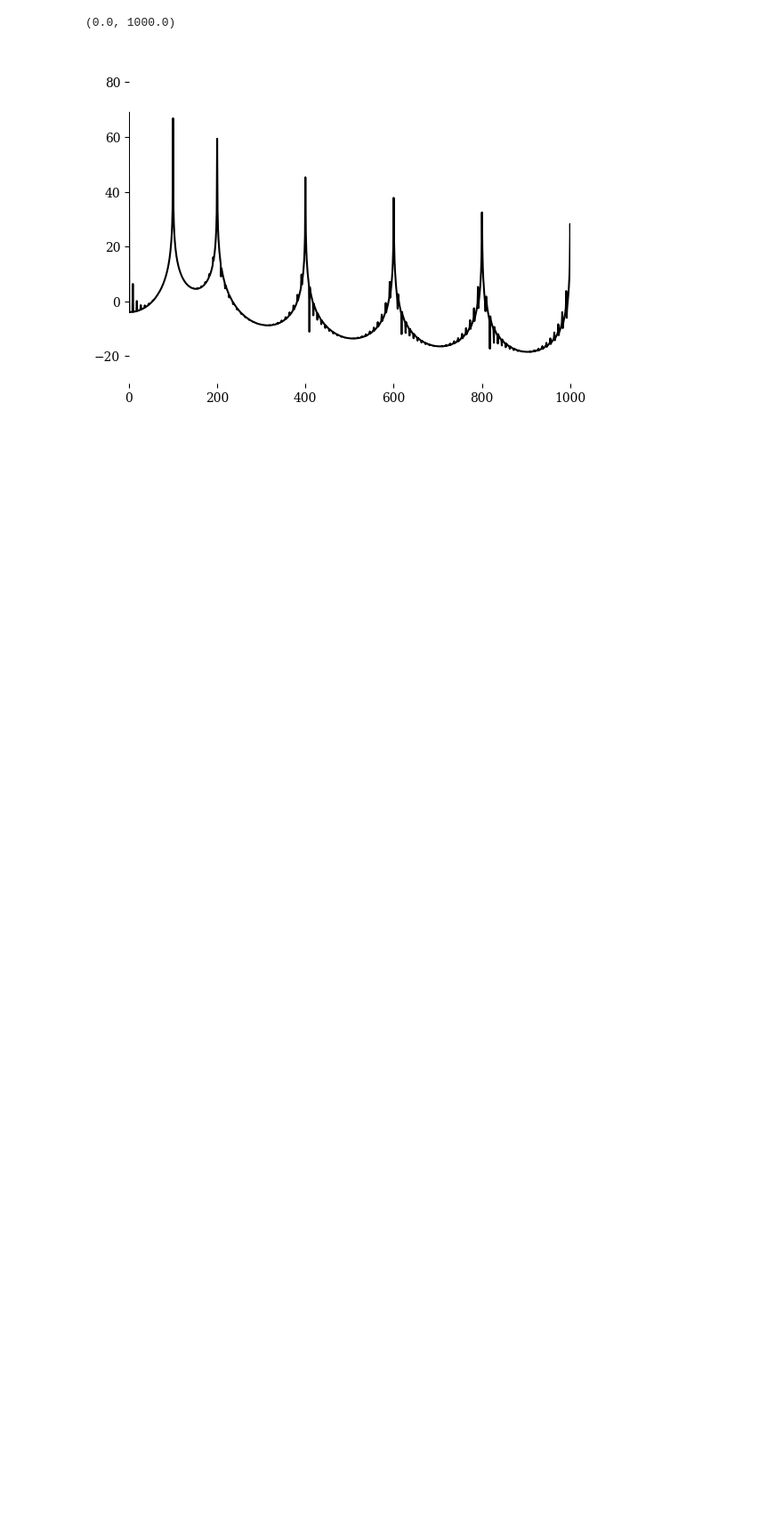
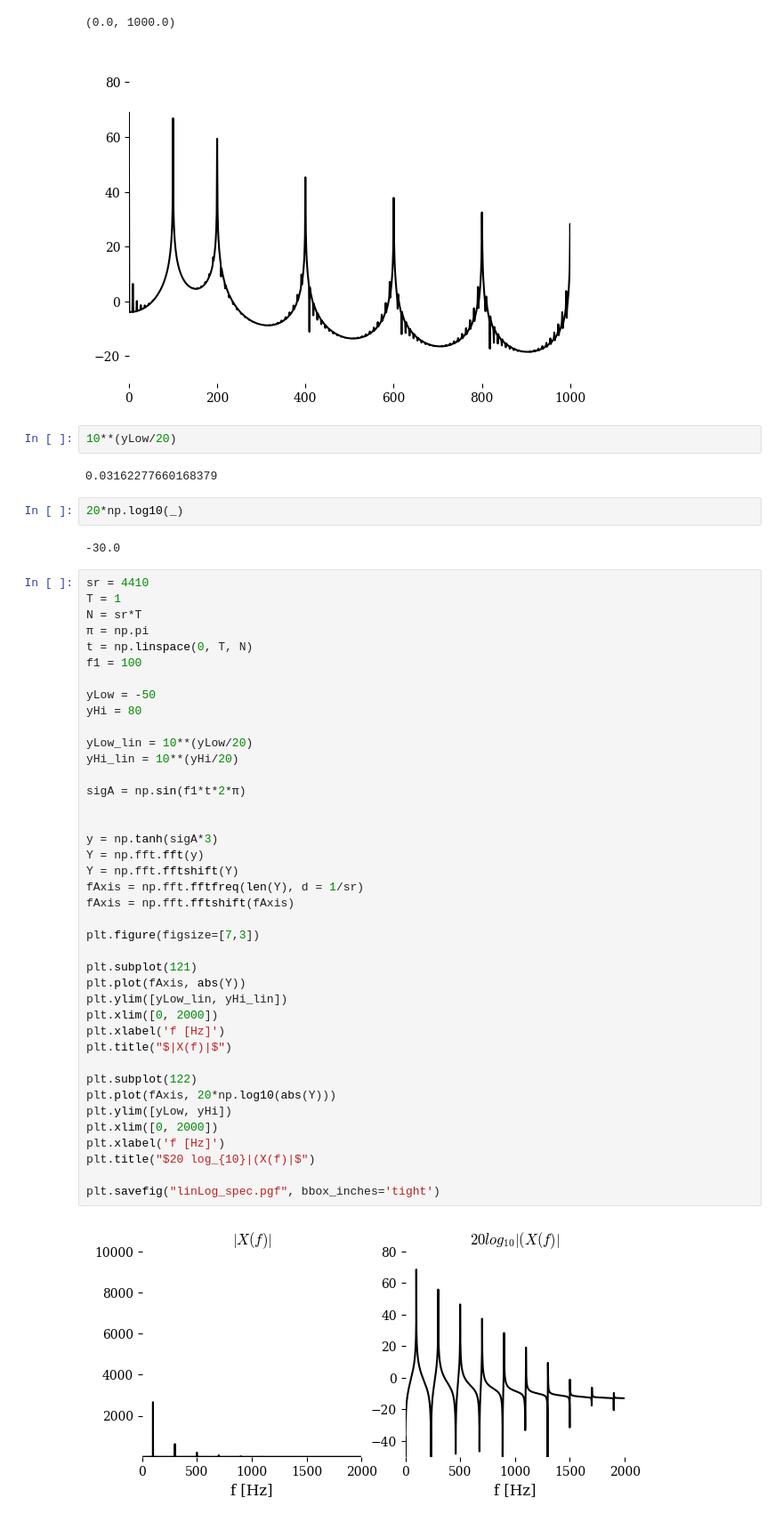
Before and after one commit to hrtlacek/matheFuerTonmeisterinnen, a Jupyter notebook: python/rechenOperationen_plot.ipynb, the cells around one changed output. Shown at 89% size. Saved outputs shown, nothing was run; the diff lists cells and outputs as text; blank space fills up the shorter version.

```diff
--- a/python/rechenOperationen_plot.ipynb
+++ b/python/rechenOperationen_plot.ipynb
@@ -184,3 +205,53 @@ plt.xlim([0, 1000])
 # %% [output]
 (0.0, 1000.0)
 [figure]
+# %%
+10**(yLow/20)
+# %% [output]
+0.03162277660168379
+# %%
+20*np.log10(_)
+# %% [output]
+-30.0
+# %%
+sr = 4410
+T = 1
+N = sr*T
+π = np.pi
+t = np.linspace(0, T, N)
+f1 = 100
+
+yLow = -50
+yHi = 80
+
+yLow_lin = 10**(yLow/20)
+yHi_lin = 10**(yHi/20)
+
+sigA = np.sin(f1*t*2*π)
+
+
+y = np.tanh(sigA*3)
+Y = np.fft.fft(y)
+Y = np.fft.fftshift(Y)
+fAxis = np.fft.fftfreq(len(Y), d = 1/sr)
+fAxis = np.fft.fftshift(fAxis)
+
+plt.figure(figsize=[7,3])
+
+plt.subplot(121)
+plt.plot(fAxis, abs(Y))
+plt.ylim([yLow_lin, yHi_lin])
+plt.xlim([0, 2000])
+plt.xlabel('f [Hz]')
+plt.title("$|X(f)|$")
+
+plt.subplot(122)
+plt.plot(fAxis, 20*np.log10(abs(Y)))
+plt.ylim([yLow, yHi])
+plt.xlim([0, 2000])
+plt.xlabel('f [Hz]')
+plt.title("$20 log_{10}|(X(f)|$")
+
+plt.savefig("linLog_spec.pgf", bbox_inches='tight')
+# %% [output]
+[figure, added]
```
Also changed, not shown: parts of 6 cells of this notebook, 35 other files.
